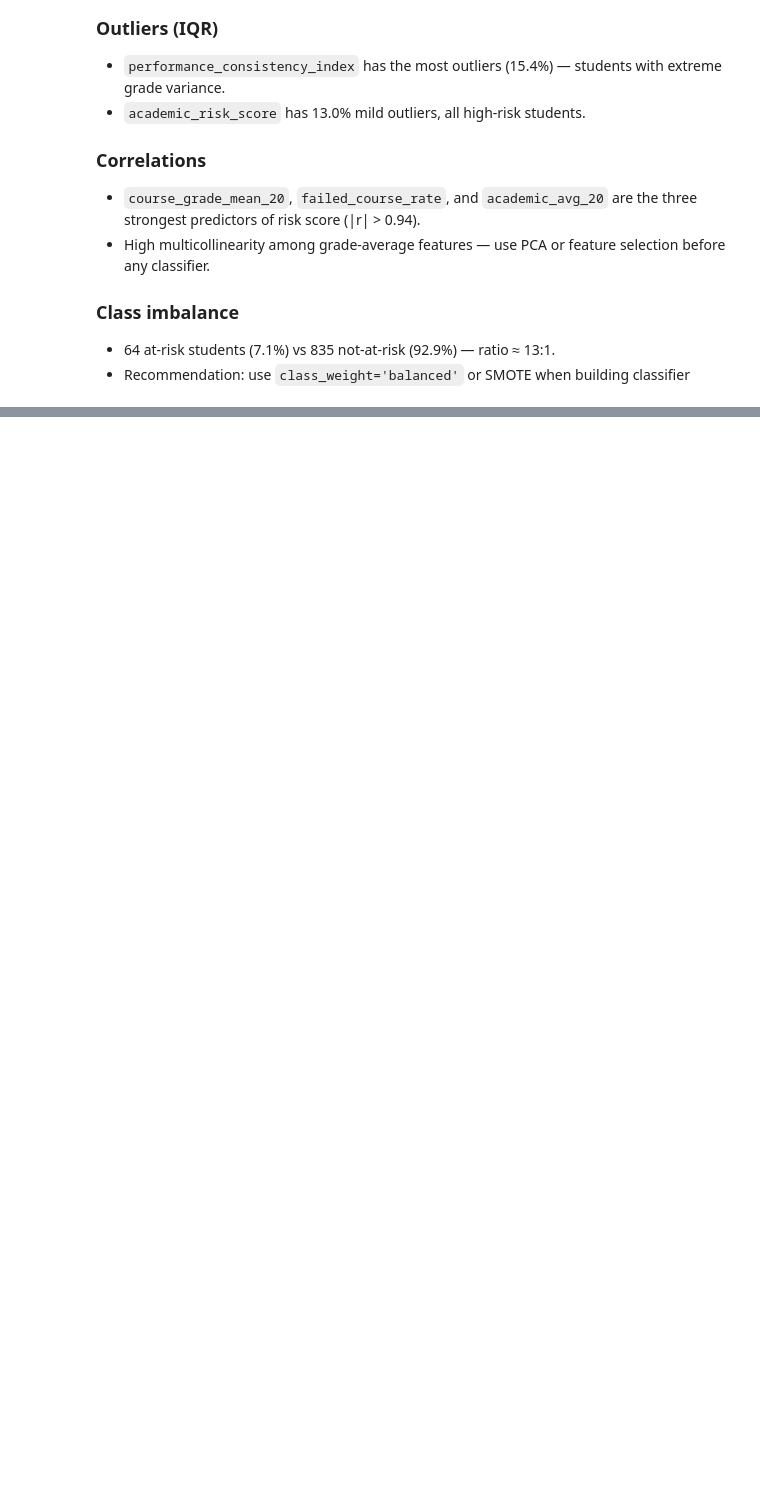
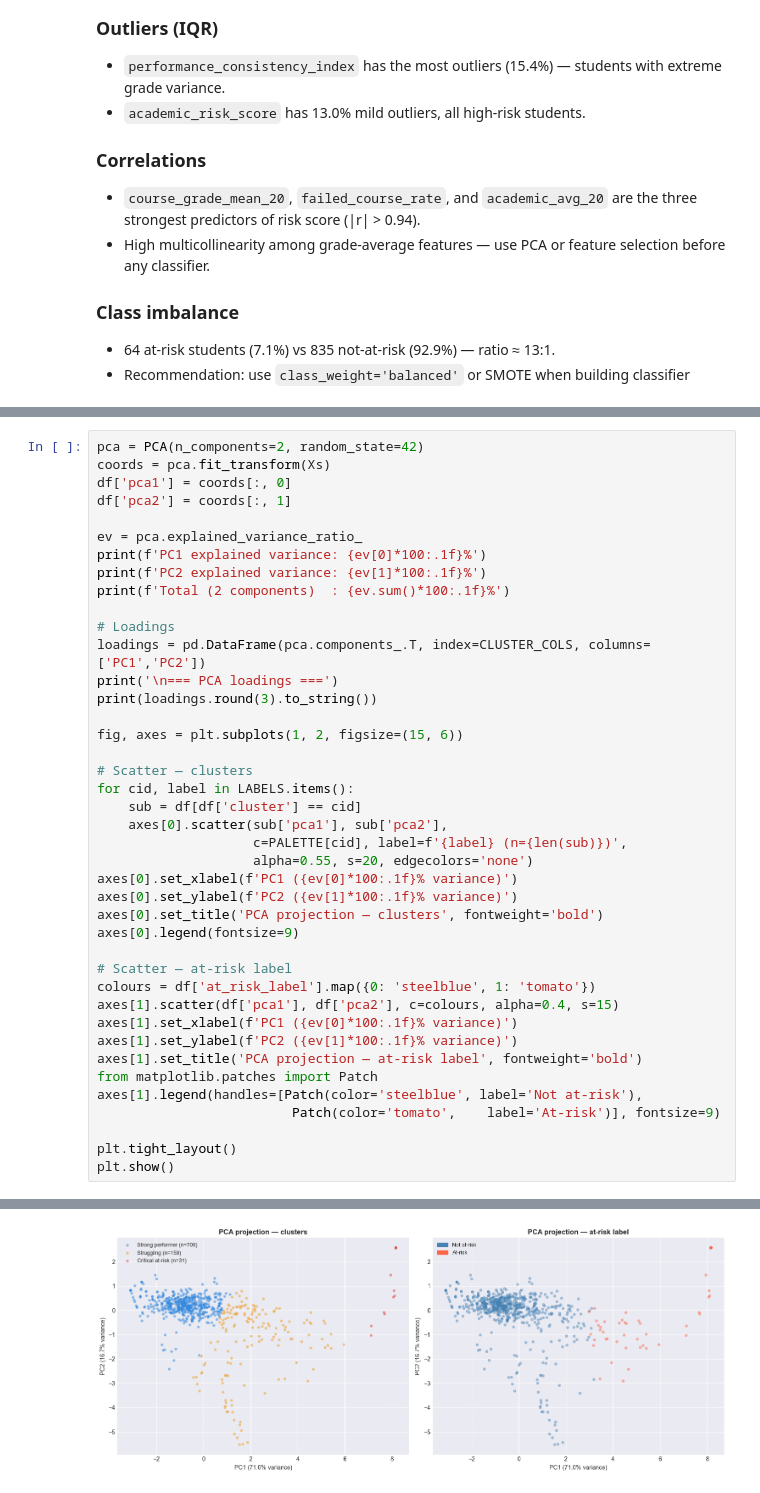
Before and after one commit to Sihamsehil/Learning-behaviour-clustering-student-profiling-project, a Jupyter notebook: EDA1_Academic_Performance.ipynb, the cells around one changed output, grey strips where cells are left out. Saved outputs shown, nothing was run; the diff lists cells and outputs as text; blank space fills up the shorter version.

```diff
--- a/EDA1_Academic_Performance.ipynb
+++ b/EDA1_Academic_Performance.ipynb
@@ -408,0 +561,42 @@ Imbalance ratio: 13.05:1
+# %%
+pca = PCA(n_components=2, random_state=42)
+coords = pca.fit_transform(Xs)
+df['pca1'] = coords[:, 0]
+df['pca2'] = coords[:, 1]
+
+ev = pca.explained_variance_ratio_
+print(f'PC1 explained variance: {ev[0]*100:.1f}%')
+print(f'PC2 explained variance: {ev[1]*100:.1f}%')
+print(f'Total (2 components)  : {ev.sum()*100:.1f}%')
+
+# Loadings
+loadings = pd.DataFrame(pca.components_.T, index=CLUSTER_COLS, columns=['PC1','PC2'])
+print('\n=== PCA loadings ===')
+print(loadings.round(3).to_string())
+
+fig, axes = plt.subplots(1, 2, figsize=(15, 6))
+
+# Scatter — clusters
+for cid, label in LABELS.items():
+    sub = df[df['cluster'] == cid]
+    axes[0].scatter(sub['pca1'], sub['pca2'],
+                    c=PALETTE[cid], label=f'{label} (n={len(sub)})',
+                    alpha=0.55, s=20, edgecolors='none')
+axes[0].set_xlabel(f'PC1 ({ev[0]*100:.1f}% variance)')
+axes[0].set_ylabel(f'PC2 ({ev[1]*100:.1f}% variance)')
+axes[0].set_title('PCA projection — clusters', fontweight='bold')
+axes[0].legend(fontsize=9)
+
+# Scatter — at-risk label
+colours = df['at_risk_label'].map({0: 'steelblue', 1: 'tomato'})
+axes[1].scatter(df['pca1'], df['pca2'], c=colours, alpha=0.4, s=15)
+axes[1].set_xlabel(f'PC1 ({ev[0]*100:.1f}% variance)')
+axes[1].set_ylabel(f'PC2 ({ev[1]*100:.1f}% variance)')
+axes[1].set_title('PCA projection — at-risk label', fontweight='bold')
+from matplotlib.patches import Patch
+axes[1].legend(handles=[Patch(color='steelblue', label='Not at-risk'),
+                         Patch(color='tomato',    label='At-risk')], fontsize=9)
+
+plt.tight_layout()
+plt.show()
+# %% [output]
@@ -408,0 +615 @@ Imbalance ratio: 13.05:1
+[figure, added]
```
Also changed, not shown: parts of 9 cells of this notebook.
